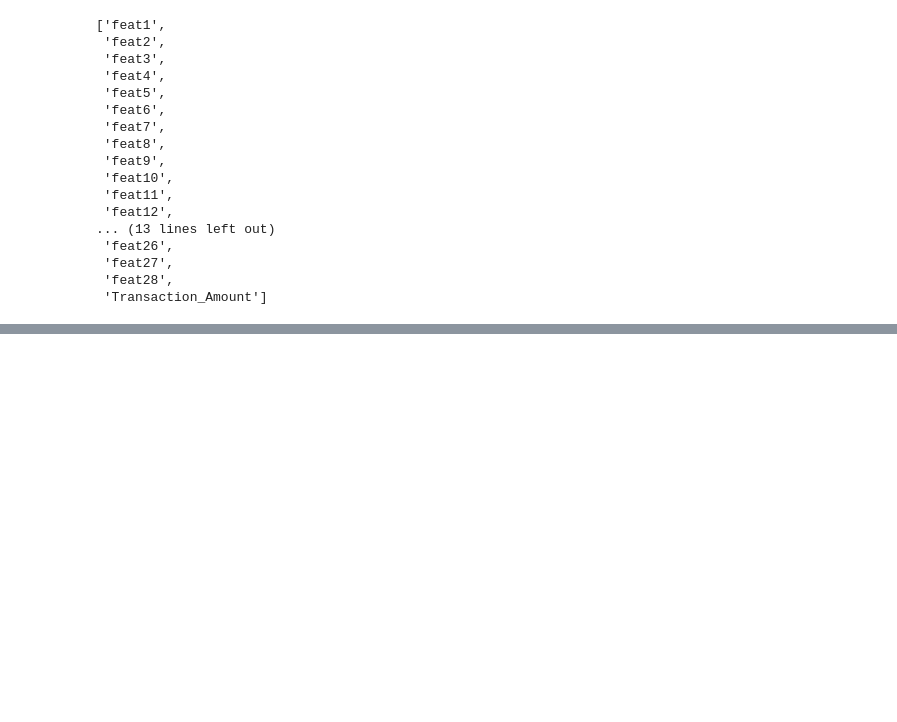
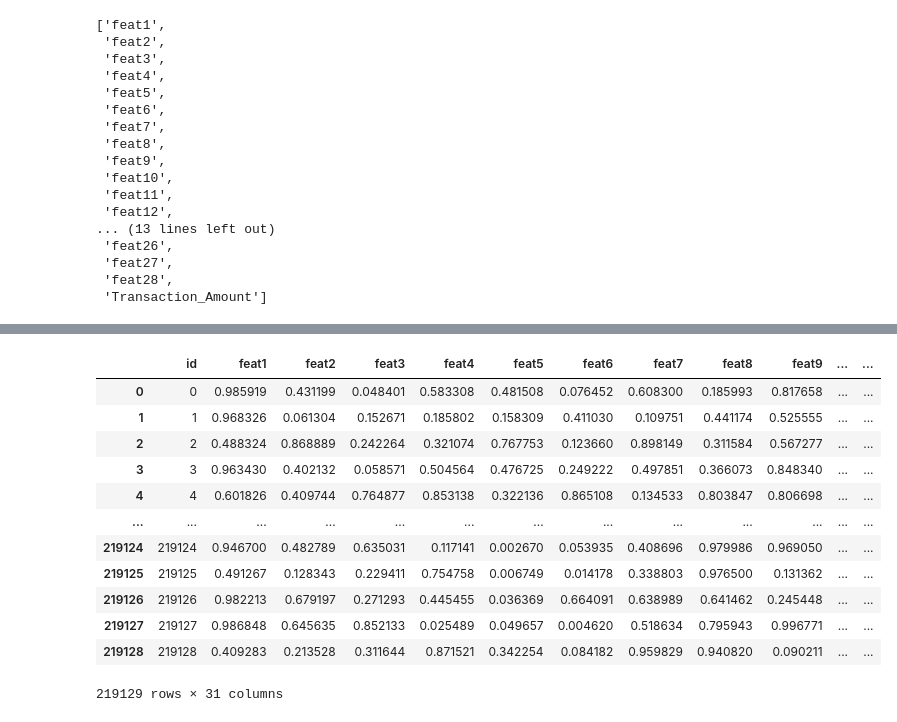
Before and after one commit to ysraell/random-forest-mc-utils, a Jupyter notebook: credit-card-fraud-prediction/power_transform.ipynb, the cells around one changed output, grey strips where cells are left out. Cells and saved outputs as stored; diff of their text form; code cells hidden in the pictures; blank space fills up the shorter version.

```diff
--- a/credit-card-fraud-prediction/power_transform.ipynb
+++ b/credit-card-fraud-prediction/power_transform.ipynb
@@ -202,0 +242,17 @@ for feat_col in feat_cols:
+# %%
+df_trans = pd.concat([df['id'], pd.DataFrame(Y, columns=feat_cols), df['ds']], axis=1)
+df_trans
+# %% [output]
+|  | id | feat1 | feat2 | feat3 | feat4 | feat5 | feat6 | feat7 | feat8 | feat9 | ... | ... |
+| 0 | 0 | 0.985919 | 0.431199 | 0.048401 | 0.583308 | 0.481508 | 0.076452 | 0.608300 | 0.185993 | 0.817658 | ... | ... |
+| 1 | 1 | 0.968326 | 0.061304 | 0.152671 | 0.185802 | 0.158309 | 0.411030 | 0.109751 | 0.441174 | 0.525555 | ... | ... |
+| 2 | 2 | 0.488324 | 0.868889 | 0.242264 | 0.321074 | 0.767753 | 0.123660 | 0.898149 | 0.311584 | 0.567277 | ... | ... |
+| 3 | 3 | 0.963430 | 0.402132 | 0.058571 | 0.504564 | 0.476725 | 0.249222 | 0.497851 | 0.366073 | 0.848340 | ... | ... |
+| 4 | 4 | 0.601826 | 0.409744 | 0.764877 | 0.853138 | 0.322136 | 0.865108 | 0.134533 | 0.803847 | 0.806698 | ... | ... |
+| ... | ... | ... | ... | ... | ... | ... | ... | ... | ... | ... | ... | ... |
+| 219124 | 219124 | 0.946700 | 0.482789 | 0.635031 | 0.117141 | 0.002670 | 0.053935 | 0.408696 | 0.979986 | 0.969050 | ... | ... |
+| 219125 | 219125 | 0.491267 | 0.128343 | 0.229411 | 0.754758 | 0.006749 | 0.014178 | 0.338803 | 0.976500 | 0.131362 | ... | ... |
+| 219126 | 219126 | 0.982213 | 0.679197 | 0.271293 | 0.445455 | 0.036369 | 0.664091 | 0.638989 | 0.641462 | 0.245448 | ... | ... |
+| 219127 | 219127 | 0.986848 | 0.645635 | 0.852133 | 0.025489 | 0.049657 | 0.004620 | 0.518634 | 0.795943 | 0.996771 | ... | ... |
+| 219128 | 219128 | 0.409283 | 0.213528 | 0.311644 | 0.871521 | 0.342254 | 0.084182 | 0.959829 | 0.940820 | 0.090211 | ... | ... |
+219129 rows × 31 columns
```
Also changed, not shown: parts of 13 cells of this notebook, 2 other files.
